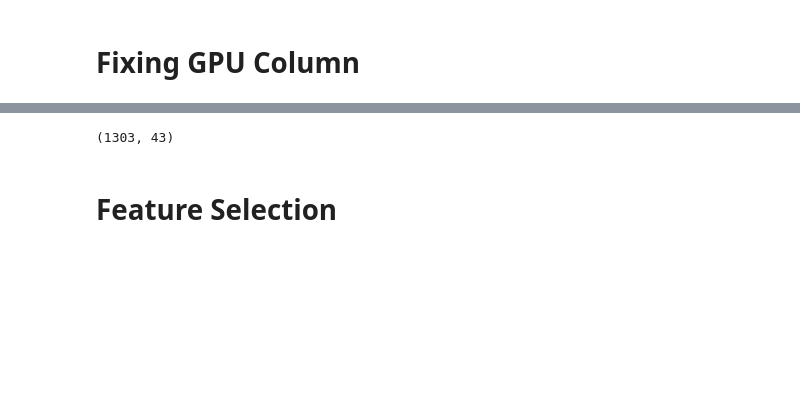
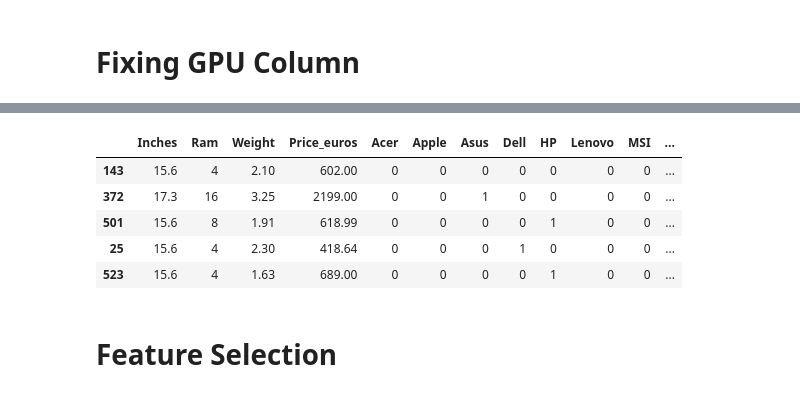
Before and after one commit to Praroop1435/Laptop-Price, a Jupyter notebook: LP Prediction.ipynb, the cells around one changed output, grey strips where cells are left out. Cells and saved outputs as stored; diff of their text form; code cells hidden in the pictures; blank space fills up the shorter version.

```diff
--- a/LP Prediction.ipynb
+++ b/LP Prediction.ipynb
@@ -248,9 +248,14 @@ df=df.join(pd.get_dummies(df['Memory Type']).astype(int))
 # %%
 df.drop(['Memory Type'],axis=1,inplace=True)
 # %%
-df.shape
+df.sample(5)
 # %% [output]
-(1303, 43)
+|  | Inches | Ram | Weight | Price_euros | Acer | Apple | Asus | Dell | HP | Lenovo | MSI | ... |
+| 143 | 15.6 | 4 | 2.10 | 602.00 | 0 | 0 | 0 | 0 | 0 | 0 | 0 | ... |
+| 372 | 17.3 | 16 | 3.25 | 2199.00 | 0 | 0 | 1 | 0 | 0 | 0 | 0 | ... |
+| 501 | 15.6 | 8 | 1.91 | 618.99 | 0 | 0 | 0 | 0 | 1 | 0 | 0 | ... |
+| 25 | 15.6 | 4 | 2.30 | 418.64 | 0 | 0 | 0 | 1 | 0 | 0 | 0 | ... |
+| 523 | 15.6 | 4 | 1.63 | 689.00 | 0 | 0 | 0 | 0 | 1 | 0 | 0 | ... |
 # %% [markdown]
 # Feature Selection
 # %%
```
Also changed, not shown: parts of 18 cells of this notebook.
